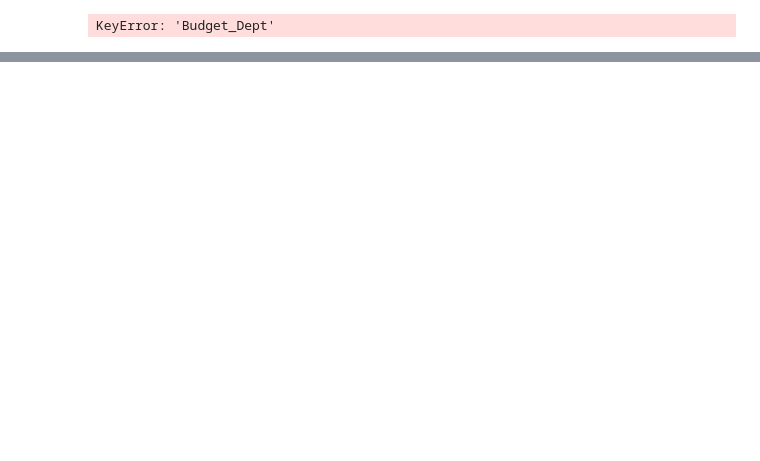
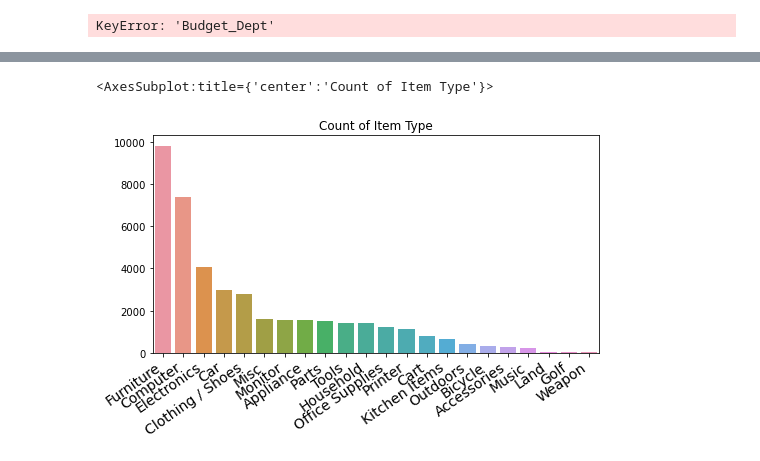
Before and after one commit to ausifer/nashville-gov-selling-stuff, a Jupyter notebook: notebooks/nashville_gov_selling_stuff.ipynb, the cells around one changed output, grey strips where cells are left out. Drawn from its saved outputs; the diff is of its cells as text; code cells hidden in the pictures; blank space fills up the shorter version.

Commit message:
added even more lovely charts. could be final push

```diff
--- a/notebooks/nashville_gov_selling_stuff.ipynb
+++ b/notebooks/nashville_gov_selling_stuff.ipynb
@@ -358,0 +361,4 @@ KeyError: 'Budget_Dept'
+# %%
+item_type_cts = pd.DataFrame(ebid['Item_Type'].value_counts())
+item_type_cts.reset_index(level=0, inplace=True)
+item_type_cts
@@ -358,0 +383,14 @@ KeyError: 'Budget_Dept'
+# %%
+# sns.set_theme(style="darkgrid")
+
+ax = sns.barplot(x="index", y='Item_Type', data=item_type_cts)
+ax.set_xticklabels(ax.get_xticklabels(), rotation=35, ha="right")
+plt.rcParams["xtick.labelsize"] = 14
+plt.rcParams["figure.figsize"] = (8, 4)
+plt.xlabel("")
+plt.title("Count of Item Type")
+plt.ylabel("")
+ax
+# %% [output]
+<AxesSubplot:title={'center':'Count of Item Type'}>
+[figure, added]
```
Also changed, not shown: parts of 17 cells of this notebook, 1 other file.
